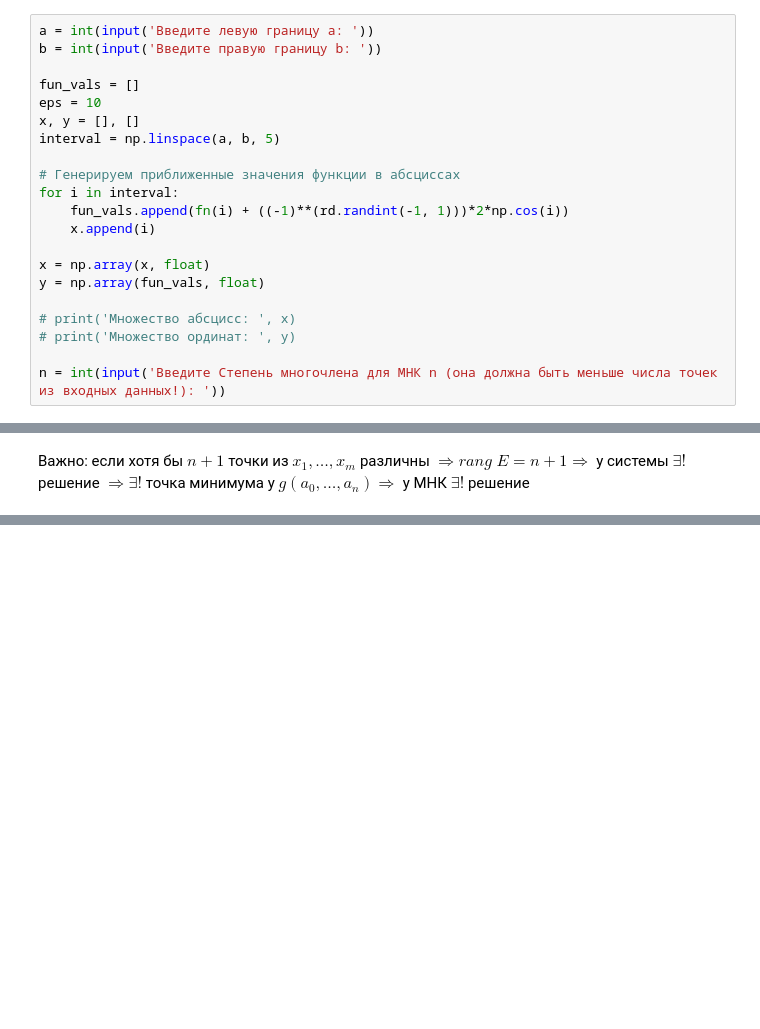
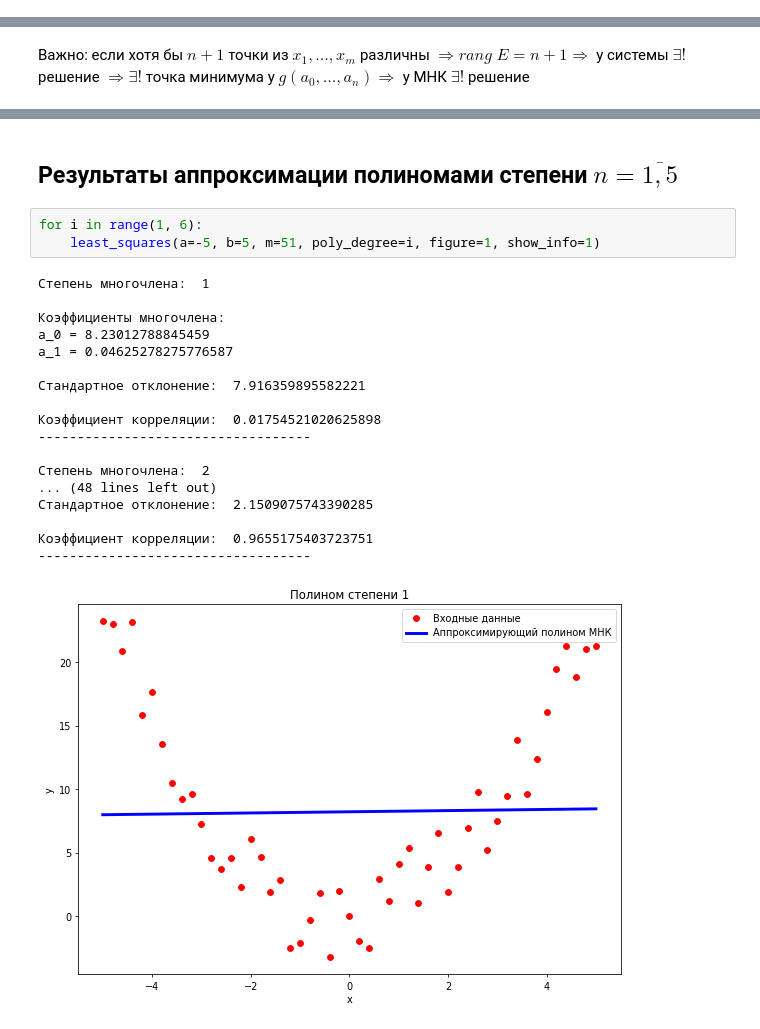
Before and after one commit to verse-chorus/least_squares_method, a Jupyter notebook: МНК.ipynb, the cells around one changed output, grey strips where cells are left out. Drawn from its saved outputs; the diff is of its cells as text; blank space fills up the shorter version.

```diff
--- a/МНК.ipynb
+++ b/МНК.ipynb
@@ -11,24 +11,3 @@ plt=reload(plt)
 # %%
 def fn(x):
     return x**2 + np.sin(x)
-# %%
-a = int(input('Введите левую границу a: '))
-b = int(input('Введите правую границу b: '))
-
-fun_vals = []
-eps = 10
-x, y = [], []
-interval = np.linspace(a, b, 5)
-
-# Генерируем приближенные значения функции в абсциссах
-for i in interval:
-    fun_vals.append(fn(i) + ((-1)**(rd.randint(-1, 1)))*2*np.cos(i))
-    x.append(i)
-
-x = np.array(x, float)
-y = np.array(fun_vals, float)
-
-# print('Множество абсцисс: ', x)
-# print('Множество ординат: ', y)
-
-n = int(input('Введите Степень многочлена для МНК n (она должна быть меньше числа точек из входных данных!): '))
@@ -147,0 +123,24 @@ matrixB:
+# %% [markdown]
+## Результаты аппроксимации полиномами степени $n=\overline{1,5}$
+# %%
+for i in range(1, 6):
+    least_squares(a=-5, b=5, m=51, poly_degree=i, figure=1, show_info=1)
+# %% [output]
+Степень многочлена:  1
+
+Коэффициенты многочлена:
+a_0 = 8.23012788845459
+a_1 = 0.04625278275776587
+
+Стандартное отклонение:  7.916359895582221
+
+Коэффициент корреляции:  0.01754521020625898
+-----------------------------------
+
+Степень многочлена:  2
+... (48 lines left out)
+Стандартное отклонение:  2.1509075743390285
+
+Коэффициент корреляции:  0.9655175403723751
+-----------------------------------
+[figure, added]
```
Also changed, not shown: parts of 4 cells of this notebook.
